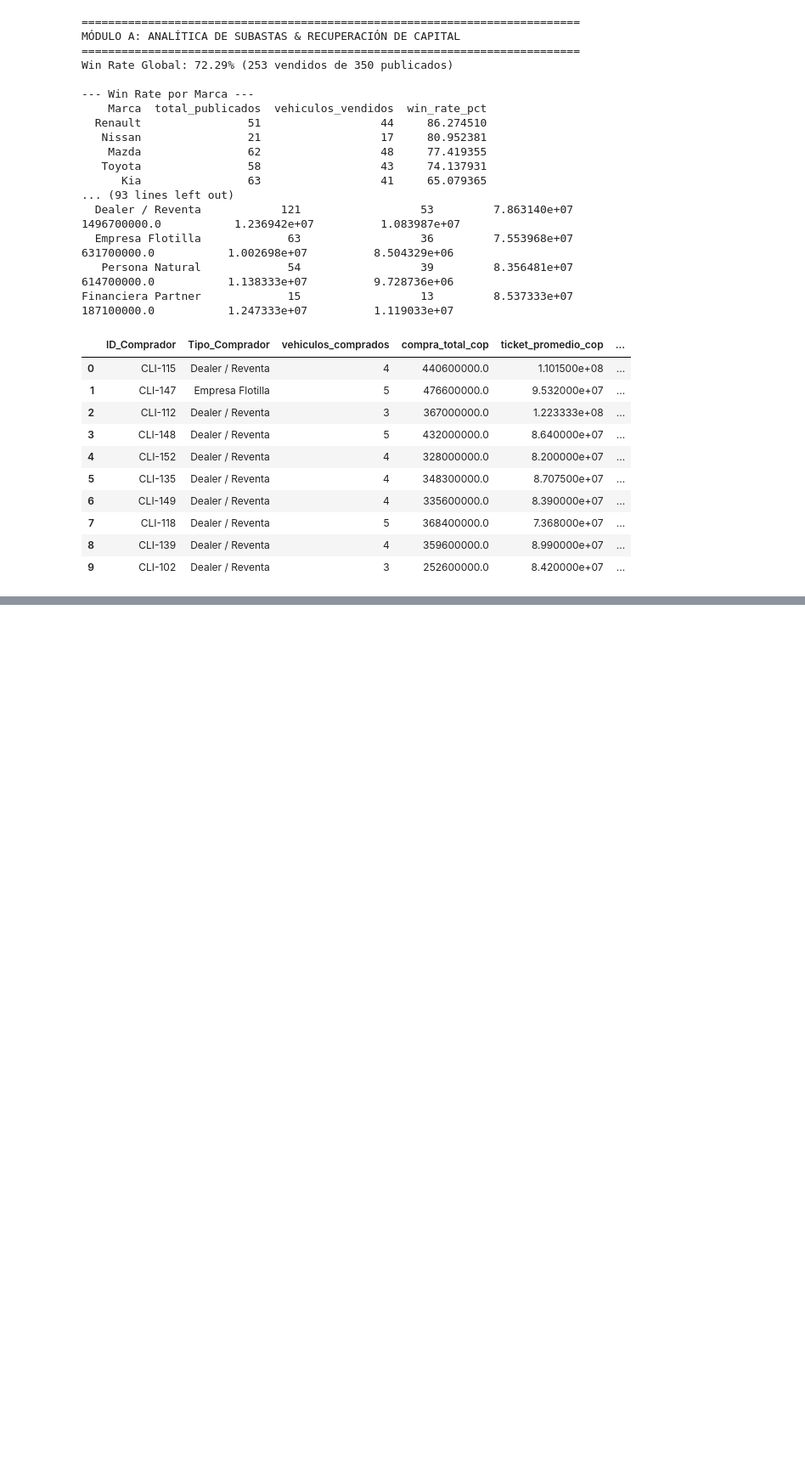
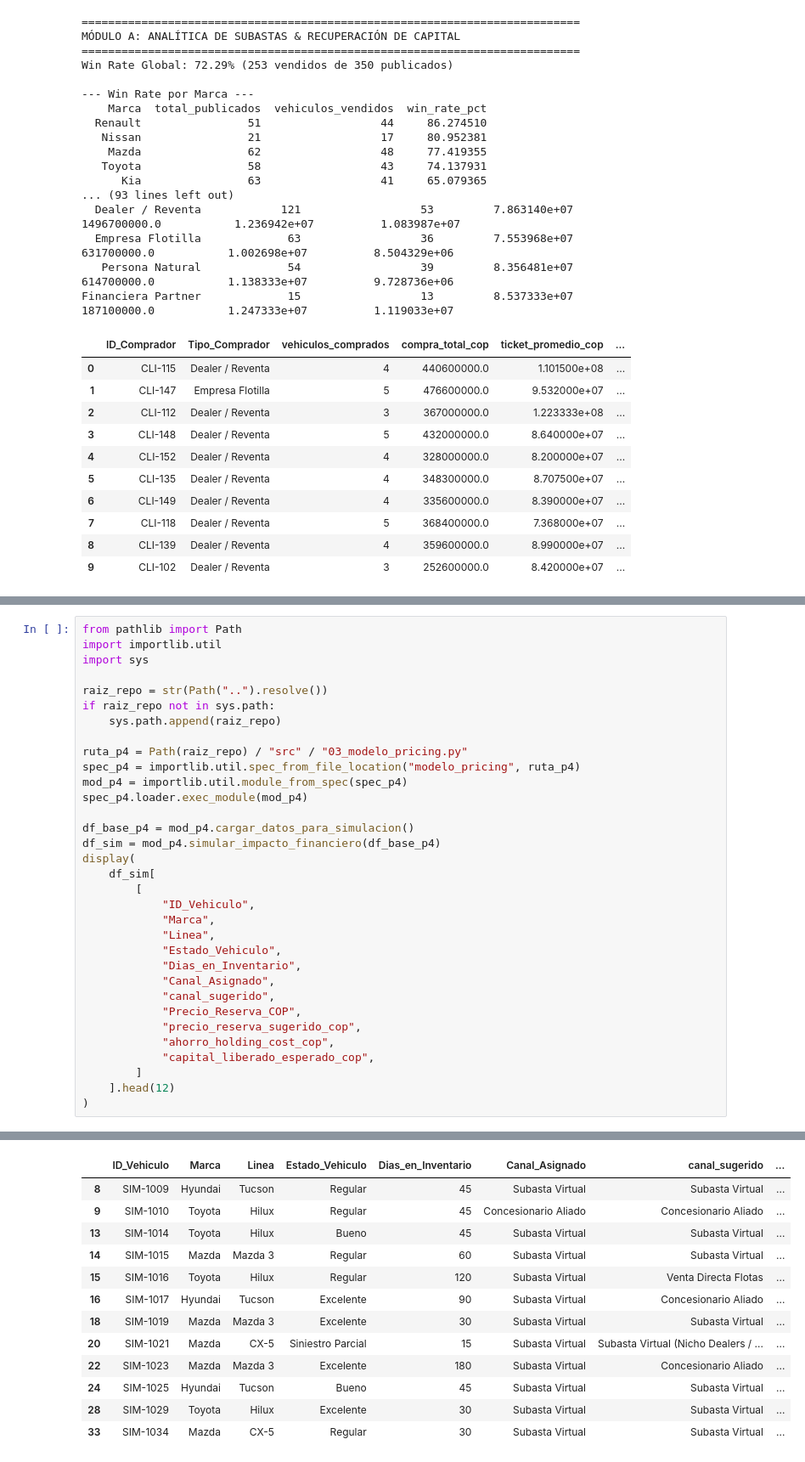
Before and after one commit to Valentina-Garcia089/simon-finanzauto-pricing-challenge, a Jupyter notebook: notebooks/01_analisis_exploratorio_y_validacion.ipynb, the cells around one changed output, grey strips where cells are left out. Shown at 85% size. Drawn from its saved outputs; the diff is of its cells as text; blank space fills up the shorter version.

```diff
--- a/notebooks/01_analisis_exploratorio_y_validacion.ipynb
+++ b/notebooks/01_analisis_exploratorio_y_validacion.ipynb
@@ -201,0 +205,34 @@ Financiera Partner             15                  13         8.537333e+07
+# %%
+from pathlib import Path
+import importlib.util
+import sys
+
+raiz_repo = str(Path("..").resolve())
+if raiz_repo not in sys.path:
+    sys.path.append(raiz_repo)
+
+ruta_p4 = Path(raiz_repo) / "src" / "03_modelo_pricing.py"
+spec_p4 = importlib.util.spec_from_file_location("modelo_pricing", ruta_p4)
+mod_p4 = importlib.util.module_from_spec(spec_p4)
+spec_p4.loader.exec_module(mod_p4)
+
+df_base_p4 = mod_p4.cargar_datos_para_simulacion()
+df_sim = mod_p4.simular_impacto_financiero(df_base_p4)
+display(
+    df_sim[
+        [
+            "ID_Vehiculo",
+            "Marca",
+            "Linea",
+            "Estado_Vehiculo",
+            "Dias_en_Inventario",
+            "Canal_Asignado",
+            "canal_sugerido",
+            "Precio_Reserva_COP",
+            "precio_reserva_sugerido_cop",
+            "ahorro_holding_cost_cop",
+            "capital_liberado_esperado_cop",
+        ]
+    ].head(12)
+)
+# %% [output]
@@ -201,0 +256,13 @@ Financiera Partner             15                  13         8.537333e+07
+|  | ID_Vehiculo | Marca | Linea | Estado_Vehiculo | Dias_en_Inventario | Canal_Asignado | canal_sugerido | ... |
+| 8 | SIM-1009 | Hyundai | Tucson | Regular | 45 | Subasta Virtual | Subasta Virtual | ... |
+| 9 | SIM-1010 | Toyota | Hilux | Regular | 45 | Concesionario Aliado | Concesionario Aliado | ... |
+| 13 | SIM-1014 | Toyota | Hilux | Bueno | 45 | Subasta Virtual | Subasta Virtual | ... |
+| 14 | SIM-1015 | Mazda | Mazda 3 | Regular | 60 | Subasta Virtual | Subasta Virtual | ... |
+| 15 | SIM-1016 | Toyota | Hilux | Regular | 120 | Subasta Virtual | Venta Directa Flotas | ... |
+| 16 | SIM-1017 | Hyundai | Tucson | Excelente | 90 | Subasta Virtual | Concesionario Aliado | ... |
+| 18 | SIM-1019 | Mazda | Mazda 3 | Excelente | 30 | Subasta Virtual | Subasta Virtual | ... |
+| 20 | SIM-1021 | Mazda | CX-5 | Siniestro Parcial | 15 | Subasta Virtual | Subasta Virtual (Nicho Dealers / ... | ... |
+| 22 | SIM-1023 | Mazda | Mazda 3 | Excelente | 180 | Subasta Virtual | Concesionario Aliado | ... |
+| 24 | SIM-1025 | Hyundai | Tucson | Bueno | 45 | Subasta Virtual | Subasta Virtual | ... |
+| 28 | SIM-1029 | Toyota | Hilux | Excelente | 30 | Subasta Virtual | Subasta Virtual | ... |
+| 33 | SIM-1034 | Mazda | CX-5 | Regular | 30 | Subasta Virtual | Subasta Virtual | ... |
```
Also changed, not shown: parts of 2 cells of this notebook, 1 other file.
